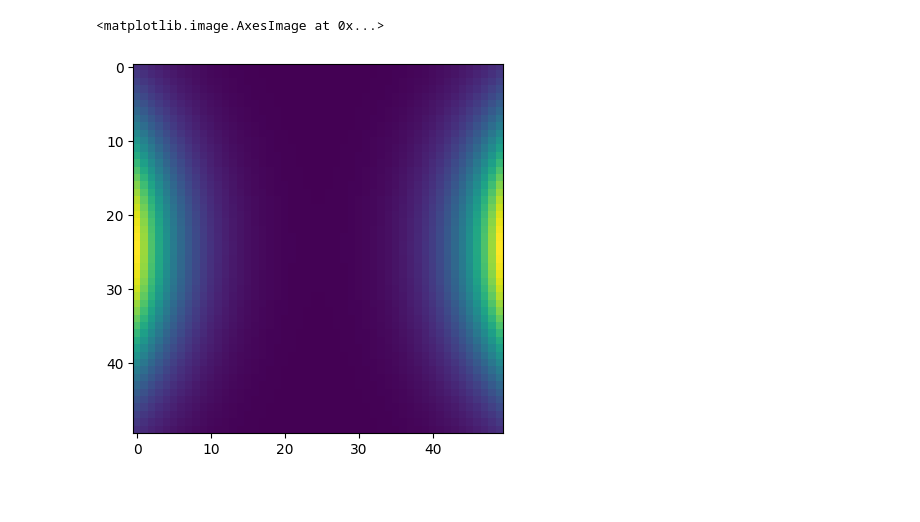
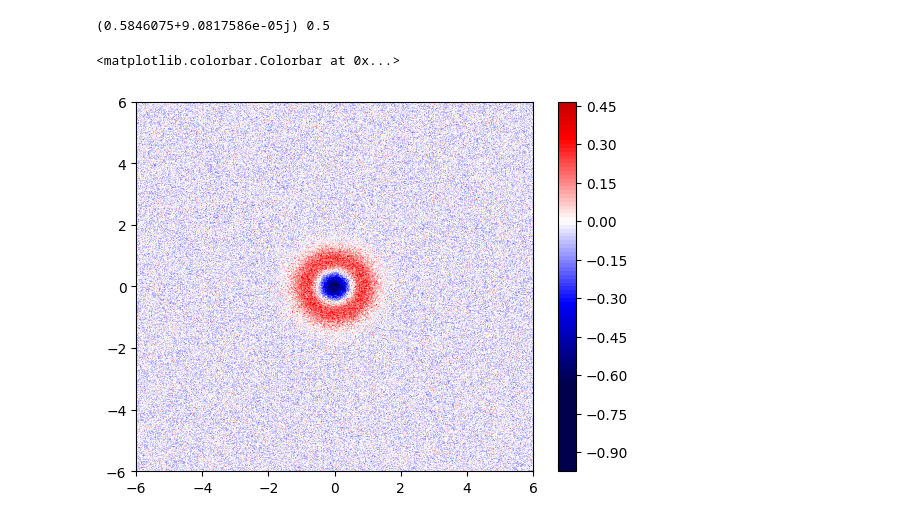
Before and after one commit to Manant02/ETH-Hackathon-2025-AandB, a Jupyter notebook: workspaces/Manuel/TaskB.ipynb, the cells around one changed output. Drawn from its saved outputs; the diff is of its cells as text; code cells hidden in the pictures; blank space fills up the shorter version.

Commit message:
get measurement probabilities and operator functions

```diff
--- a/workspaces/Manuel/TaskB.ipynb
+++ b/workspaces/Manuel/TaskB.ipynb
@@ -74,5 +75,0 @@ plt.colorbar()
-# %%
-plt.imshow(wigner_values.T)
-# %% [output]
-<matplotlib.image.AxesImage at 0x...>
-[figure, removed]
@@ -80,0 +76,69 @@ alpha_k = [(1,1), (-1,1), (-1,-1), (1,-1)]
+# %%
+with open("../../data/synthetic/noisy_wigner_1.pickle", 'rb') as f:
+    my_noisy_wigner = pickle.load(f)
+
+# xvec, yvec, wigner = my_noisy_wigner
+xvec, yvec, wigner = dq.wigner(dq.fock(N, 1))
+xvec, yvec, wigner = dq.wigner(cat_dm_factory(2))
+
+def find_nearest(array, value):
+    # array = np.asarray(array)
+    idx = (np.abs(array - value)).argmin()
+    return array[idx].item(), idx
+
+alpha_k = (1,5.01)
+alpha_z = alpha_k[0] + 1j* alpha_k[1]
+
+xval, xi = find_nearest(xvec, alpha_k[0])
+yval, yi = find_nearest(yvec, alpha_k[1])
+
+meas_prob = 1/2 * (1 + pi/2 * wigner[xi, yi])
+
+E = 1/2 * (dq.eye(N) + D(alpha_z) @ P @ D(alpha_z).dag())
+
+
+# test_rho = dq.fock_dm(N, 1)
+test_rho = cat_dm_factory(2)
+
+pred_prob = dq.trace(E @ test_rho)
+
+print(pred_prob, meas_prob)
+# %% [output]
+(0.5846075+9.0817586e-05j) 0.5
+# %%
+def get_measurement_probabilities(xvec, yvec, wigner, alpha_ks):
+    w_ks = []
+    for alpha_k in alpha_ks:
+        xi = np.abs(xvec - alpha_k[0]).argmin()
+        yi = np.abs(yvec - alpha_k[1]).argmin()
+        w_ks += [1/2 * (1 + jnp.pi/2 * wigner[xi, yi])]
+
+    return w_ks
+
+def get_measurement_operators(N, alpha_ks):
+    Eks = []
+    for alpha_k in alpha_ks:
+        alpha_z = alpha_k[0] + 1j* alpha_k[1]
+        a=dq.destroy(N)
+        D = lambda alph: dq.expm(alph*a.dag() - alph.conjugate()*a)
+        P = dq.expm(1j*jnp.pi*a.dag()@a)
+        E = 1/2 * (dq.eye(N) + D(alpha_z) @ P @ D(alpha_z).dag())
+        Eks += [E]
+
+    return Eks
+
+
+
+
+N = 20
+xvec, yvec, wigner = dq.wigner(dq.fock(N, 1))
+alpha_ks = [(1,1), (1,-1), (-1,-1), (-1,1)]
+
+wks = get_measurement_probabilities(xvec, yvec, wigner, alpha_ks)
+Eks = get_measurement_operators(N, alpha_ks)
+# %%
+plt.contourf(xvec, yvec, wigner, levels=100, cmap="seismic", vmin=-2/np.pi, vmax=2/np.pi)
+plt.colorbar()
+# %% [output]
+<matplotlib.colorbar.Colorbar at 0x...>
+[figure, added]
```
Also changed, not shown: parts of 4 cells of this notebook, 2 other files.
